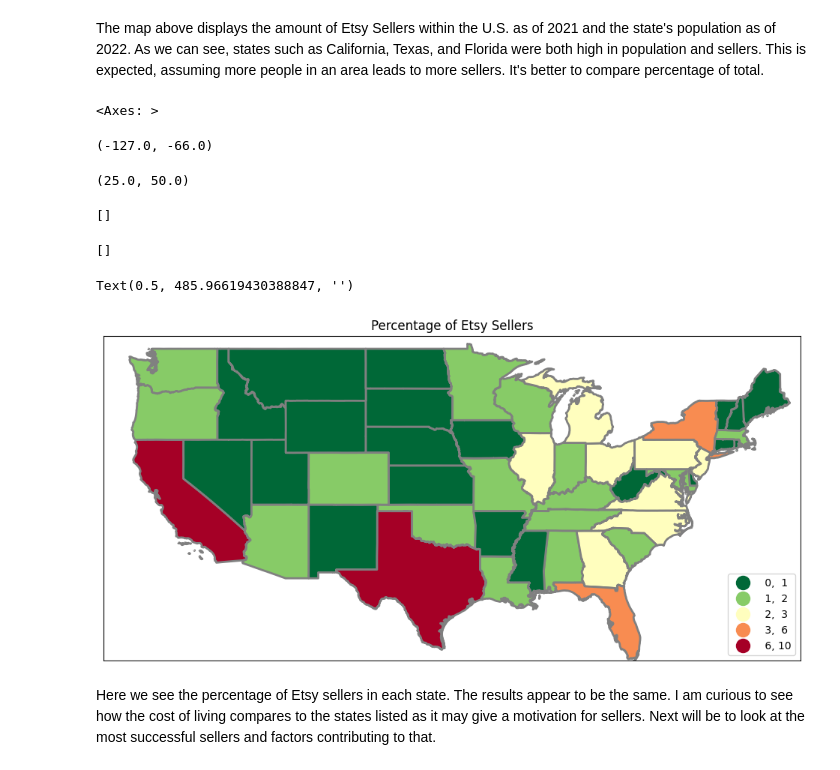
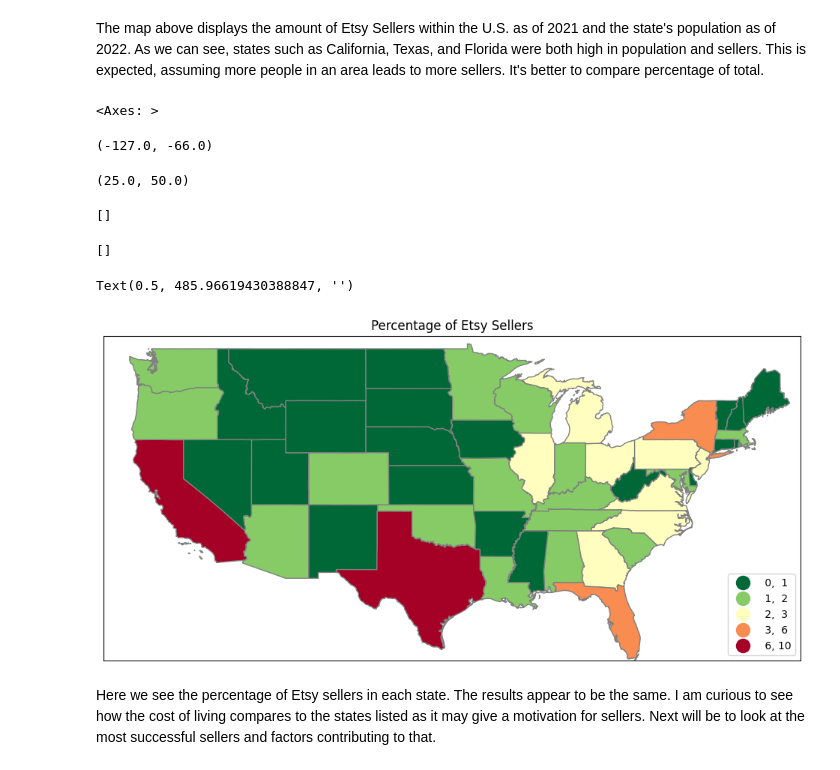
Before and after one commit to khagerthey/GIS, a Jupyter notebook: PS1.ipynb, the cells around one changed output. Cells and saved outputs as stored; diff of their text form; code cells hidden in the pictures.

```diff
--- a/PS1.ipynb
+++ b/PS1.ipynb
@@ -223,22 +223,22 @@ The map above displays the amount of Etsy Sellers within the U.S. as of 2021 and
 # %%
 fig, ax = plt.subplots(1, figsize=(12,12))
 continental_map_data.plot(ax=ax,column='percent',legend=True,cmap='RdYlGn_r',
-          scheme='natural_breaks',k=5, edgecolor='grey',linewidth=2,
+          scheme='natural_breaks',k=5, edgecolor='grey',linewidth=1,
           legend_kwds= {"fmt": "{:,.0f}",'loc':'lower right','markerscale':1.4})
 
 ax.set_xlim(-127, -66)
 ax.set_ylim(25, 50)
 ax.title.set_text("Percentage of Etsy Sellers")
 ax.set_xticks([])
 ax.set_yticks([])
 ax.set_xlabel('''''')
 # %% [output]
 <Axes: >
 (-127.0, -66.0)
 (25.0, 50.0)
 []
 []
 Text(0.5, 485.96619430388847, '')
-[figure, old version]
+[figure, new version]
 # %% [markdown]
  Here we see the percentage of Etsy sellers in each state. The results appear to be the same. I am curious to see how the cost of living compares to the states listed as it may give a motivation for sellers. Next will be to look at the most successful sellers and factors contributing to that.
```
